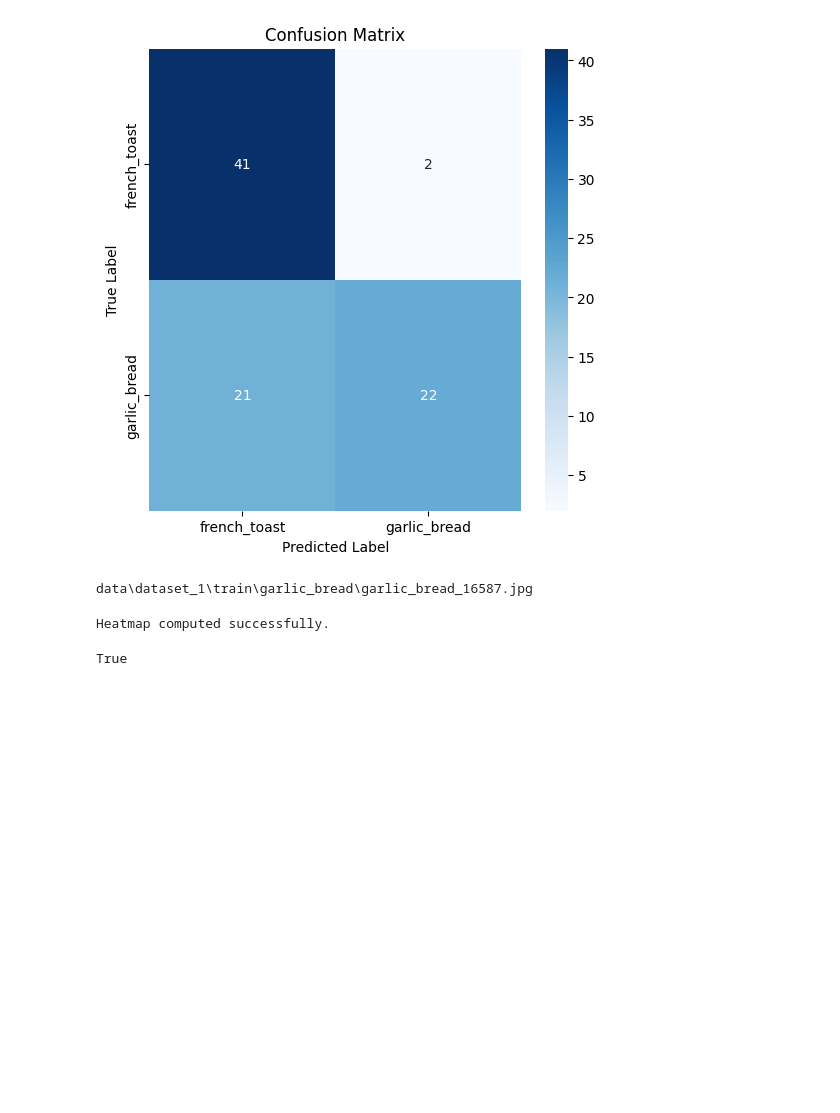
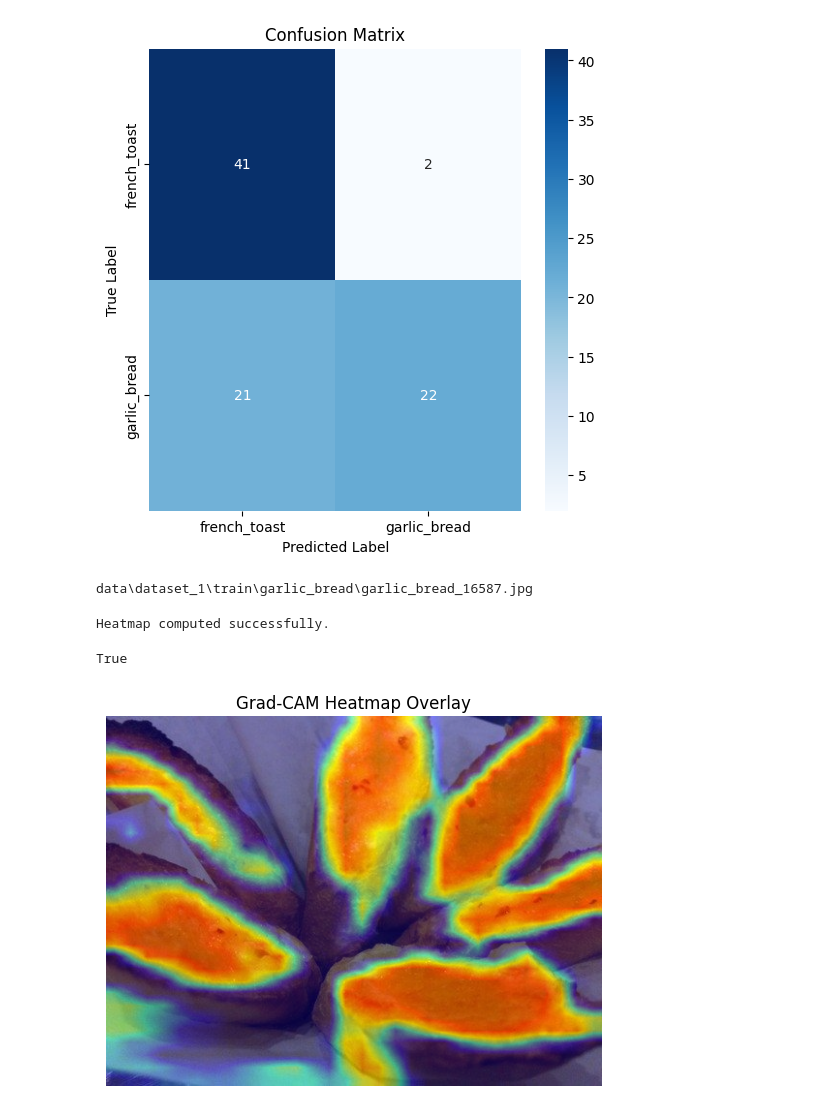
Before and after one commit to gmorlo/bread_classifier, a Jupyter notebook: tiny_vgg_metrics_plots.ipynb, the cells around one changed output. Cells and saved outputs as stored; diff of their text form; code cells hidden in the pictures; blank space fills up the shorter version.

```diff
--- a/tiny_vgg_metrics_plots.ipynb
+++ b/tiny_vgg_metrics_plots.ipynb
@@ -91,3 +91,15 @@ output_image = heatmap.overlay_heatmap(
 cv2.imwrite("heatmap_output.jpg", output_image)
 # %% [output]
 True
+# %%
+import matplotlib.pyplot as plt
+
+output_image_rgb = cv2.cvtColor(output_image, cv2.COLOR_BGR2RGB)
+
+# Wyświetlenie
+plt.imshow(output_image_rgb)
+plt.axis('off')
+plt.title("Grad-CAM Heatmap Overlay")
+plt.show()
+# %% [output]
+[figure, added]
```
Also changed, not shown: 1 other file.
